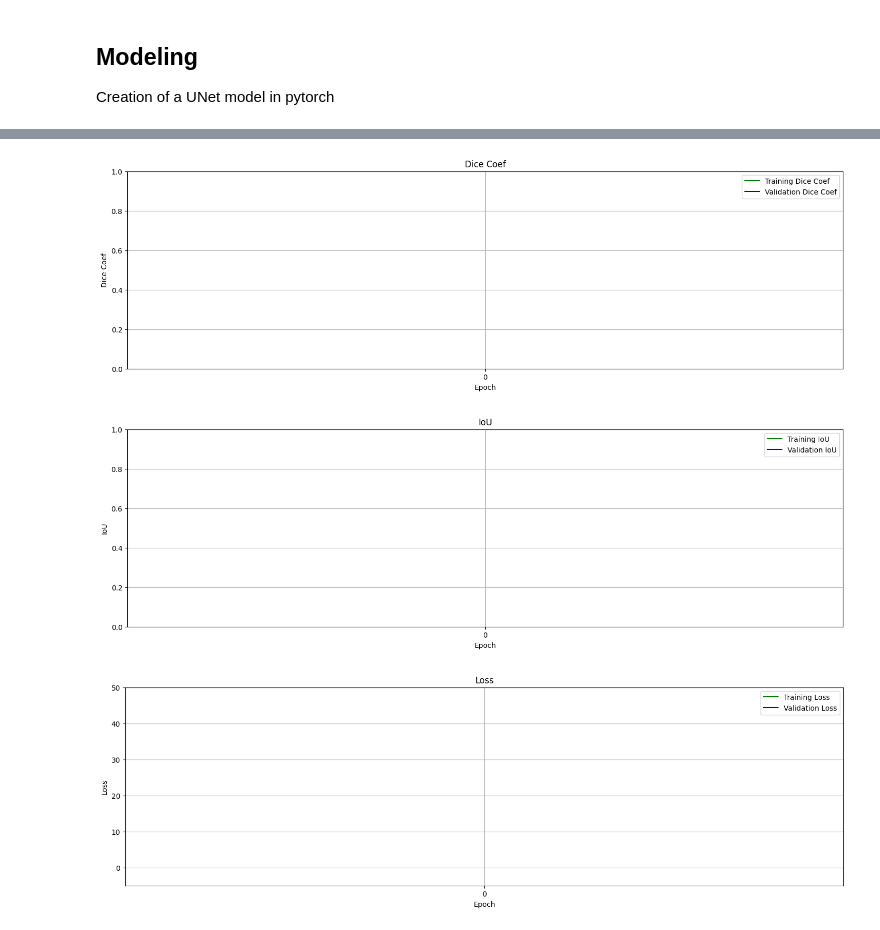
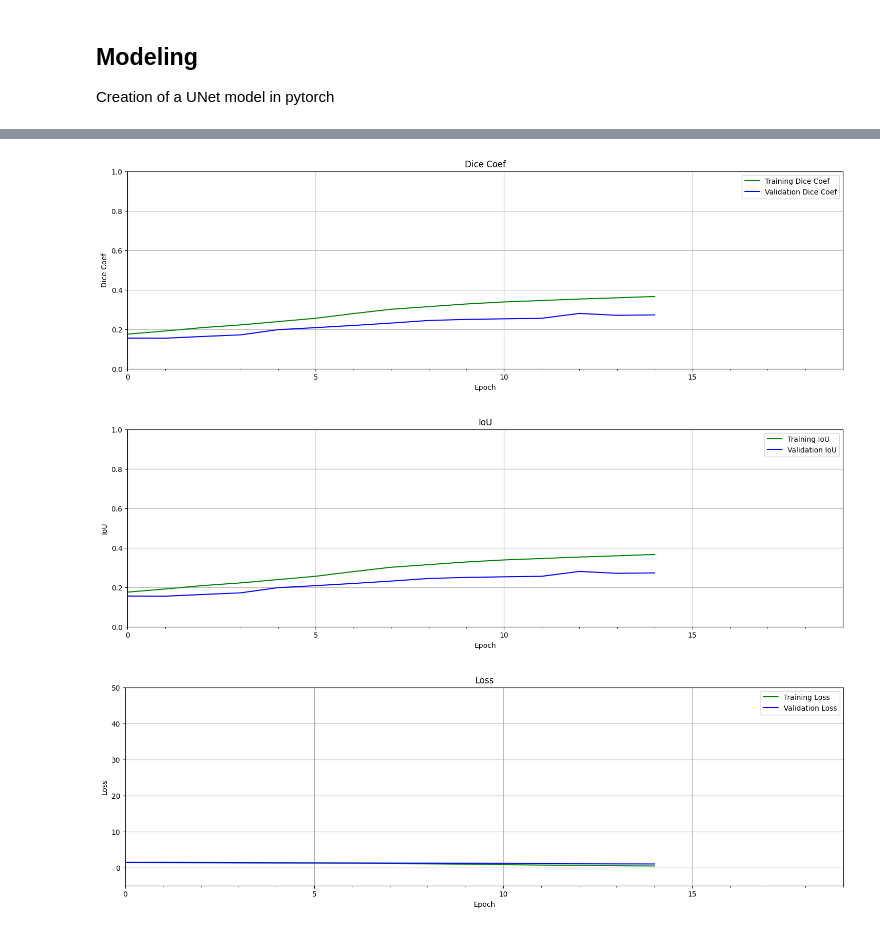
Before and after one commit to jmanuelc87/lung-segmentation-lidc-idri, a Jupyter notebook: notebooks/lidc-idri-segmentation.ipynb, the cells around one changed output, grey strips where cells are left out. Saved outputs shown, nothing was run; the diff lists cells and outputs as text; code cells hidden in the pictures.

Commit message:
Fixes on learning rate and gamma of focal loss

```diff
--- a/notebooks/lidc-idri-segmentation.ipynb
+++ b/notebooks/lidc-idri-segmentation.ipynb
@@ -54,11 +54,11 @@ DatasetDict({
 # %%
 @dataclass
 class TrainingConfig:
-    EPOCHS: int = 1
+    EPOCHS: int = 20
     NUM_CLASSES: int = 1
-    BATCH_SIZE: int = 4
-    IMG_WIDTH: int = 512
-    IMG_HEIGHT: int = 512
+    BATCH_SIZE: int = 8
+    IMG_WIDTH: int = 448
+    IMG_HEIGHT: int = 448
 # %% [markdown]
 ## Visualization
 
@@ -235,27 +242,32 @@ def create_datasets(lung_dataset):
 
 Creation of a UNet model in pytorch
 # %%
-def dice_coef(y_true, y_pred):
-    axes = (0, 1, 2)
-    inter = tf.reduce_sum(y_true * y_pred, axis=axes)
-    denom = tf.reduce_sum(y_true + y_pred, axis=axes)
-    dice = tf.math.divide_no_nan(2.0 * inter, denom)
-    mean = tf.reduce_mean(dice)
-    return mean
+binary_focal_loss = BinaryFocalLoss(gamma=0.0)
+
+
+def loss(y_true, y_pred):
+
+    IoU = jaccard_loss(y_true, y_pred)
+
+    FOCAL = binary_focal_loss(y_true, y_pred)
+
+    return IoU + FOCAL
 # %%
 model = Unet(
     backbone_name="resnet50",
     encoder_weights='imagenet',
+    input_shape=(None, None, 3),
+    classes=TrainingConfig.NUM_CLASSES,
 )
 
 model.compile(
-    loss=bce_jaccard_loss,
-    optimizer=keras.optimizers.Adam(learning_rate=1e-4),
-    metrics=[iou_score, dice_coef],
+    loss=loss,
+    optimizer=keras.optimizers.Adam(learning_rate=1e-6),
+    metrics=[iou_score, f1_score],
 )
 # %%
 early_stop = keras.callbacks.EarlyStopping(
-    monitor="val_iou_score", mode="max", patience=6, restore_best_weights=True, verbose=1
+    monitor="val_iou_score", mode="max", patience=2, restore_best_weights=True, verbose=1
 )
 
 history = model.fit(
@@ -299,8 +326,8 @@ def plot_results(metrics, ylabel=None, ylim=None, metric_name=None, color=None):
     plt.show(block=True)
     plt.close()
 # %%
-train_dice = history.history["dice_coef"]
-valid_dice = history.history["val_dice_coef"]
+train_dice = history.history["f1-score"]
+valid_dice = history.history["val_f1-score"]
 
 # Dice coefficient.
 train_loss = history.history["loss"]
@@ -308,36 +335,36 @@ valid_loss = history.history["val_loss"]
 
 # IoU Score
 train_iou = history.history["iou_score"]
 valid_iou = history.history["val_iou_score"]
 
 
 plot_results(
     [train_dice, valid_dice],
     ylabel="Dice Coef",
     ylim=[0.0, 1.0],
     metric_name=["Training Dice Coef", "Validation Dice Coef"],
     color=["g", "b"],
 )
 
 plot_results(
     [train_dice, valid_dice],
     ylabel="IoU",
     ylim=[0.0, 1.0],
     metric_name=["Training IoU", "Validation IoU"],
     color=["g", "b"],
 )
 
 plot_results(
     [train_loss, valid_loss],
     ylabel="Loss",
     ylim=[-5.0, 50.0],
     metric_name=["Training Loss", "Validation Loss"],
     color=["g", "b"],
 )
 # %% [output]
-[figure, old version]
+[figure, new version]
-[figure, old version]
+[figure, new version]
-[figure, old version]
+[figure, new version]
 # %%
 def inference(model, dataset):
 
```
Also changed, not shown: parts of 7 cells of this notebook.
